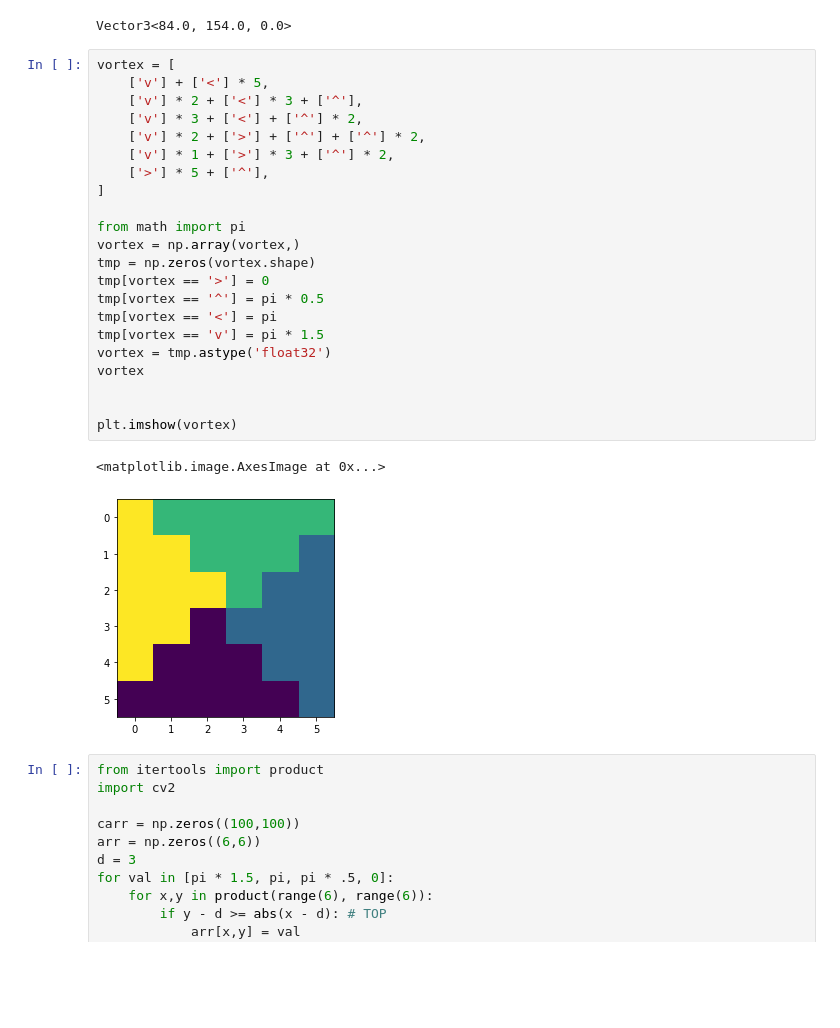
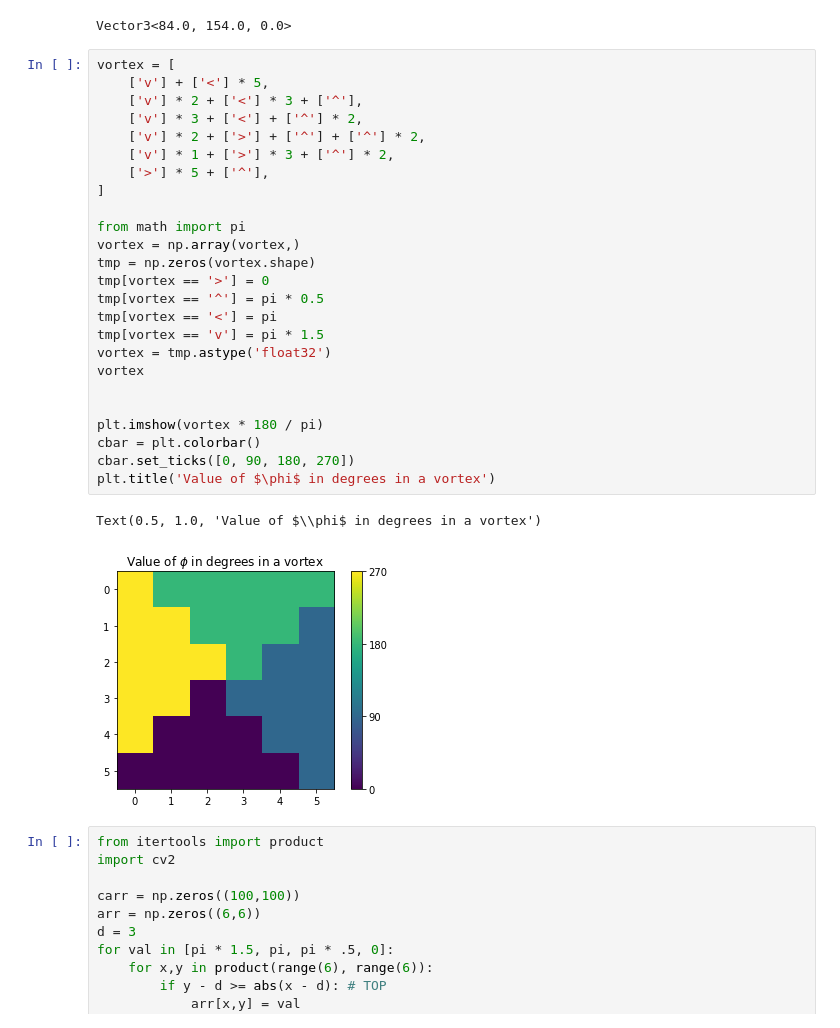
Before and after one commit to tornikeo/fe_vortex_optic_gates, a Jupyter notebook: simulation.ipynb, the cells around one changed output. Drawn from its saved outputs; the diff is of its cells as text; blank space fills up the shorter version.

Commit message:
More work on vortex structure

```diff
--- a/simulation.ipynb
+++ b/simulation.ipynb
@@ -72,28 +76,31 @@ Vector3<84.0, 154.0, 0.0>
 # %%
 vortex = [
     ['v'] + ['<'] * 5,
     ['v'] * 2 + ['<'] * 3 + ['^'],
     ['v'] * 3 + ['<'] + ['^'] * 2,
     ['v'] * 2 + ['>'] + ['^'] + ['^'] * 2,
     ['v'] * 1 + ['>'] * 3 + ['^'] * 2,
     ['>'] * 5 + ['^'],
 ]
 
 from math import pi
 vortex = np.array(vortex,)
 tmp = np.zeros(vortex.shape)
 tmp[vortex == '>'] = 0
 tmp[vortex == '^'] = pi * 0.5
 tmp[vortex == '<'] = pi
 tmp[vortex == 'v'] = pi * 1.5
 vortex = tmp.astype('float32')
 vortex
 
 
-plt.imshow(vortex)
+plt.imshow(vortex * 180 / pi)
+cbar = plt.colorbar()
+cbar.set_ticks([0, 90, 180, 270])
+plt.title('Value of $\phi$ in degrees in a vortex')
 # %% [output]
-<matplotlib.image.AxesImage at 0x...>
+Text(0.5, 1.0, 'Value of $\\phi$ in degrees in a vortex')
-[figure, old version]
+[figure, new version]
 # %%
 from itertools import product
 import cv2
```
Also changed, not shown: parts of 7 cells of this notebook.
